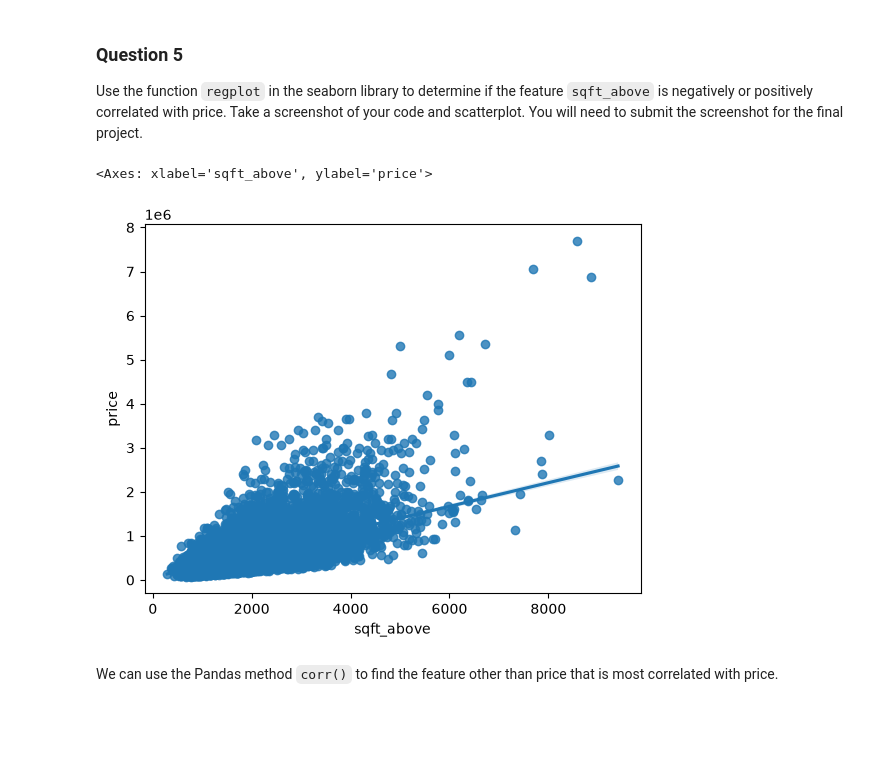
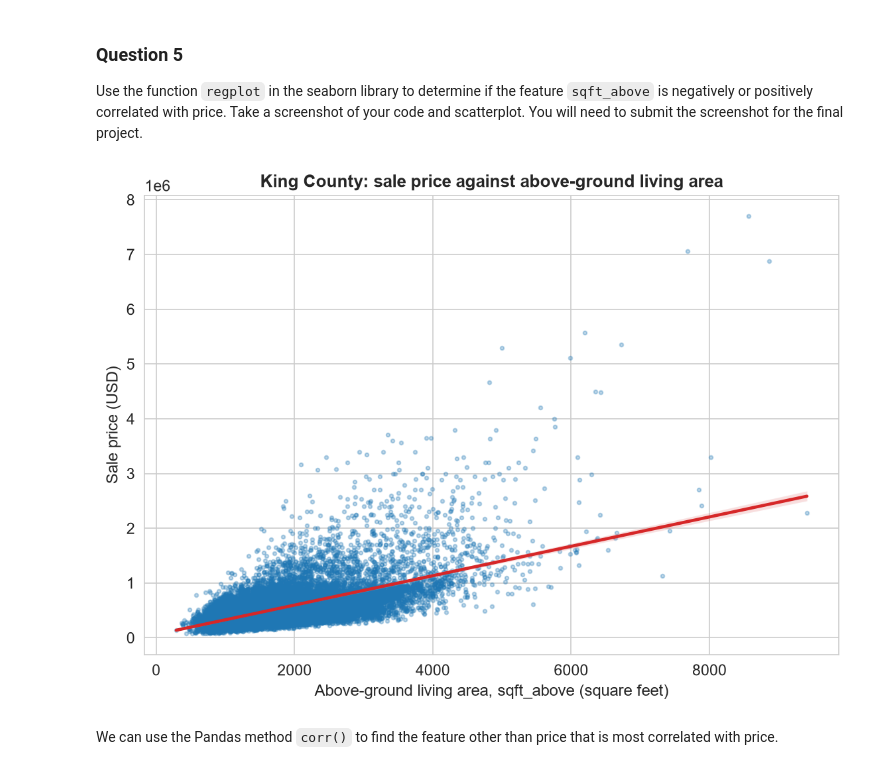
Before and after one commit to FongHioLam-mc654953/data-science-project, a Jupyter notebook: Module 06/Module06_FinalProject_HousePricing.ipynb, the cells around one changed output. Cells and saved outputs as stored; diff of their text form; code cells hidden in the pictures; blank space fills up the shorter version.

```diff
--- a/Module 06/Module06_FinalProject_HousePricing.ipynb
+++ b/Module 06/Module06_FinalProject_HousePricing.ipynb
@@ -227,11 +227,14 @@ sns.boxplot(x="waterfront", y="price", data=df)
 ### Question 5
 
 Use the function <code>regplot</code>  in the seaborn library  to  determine if the feature <code>sqft_above</code> is negatively or positively correlated with price. Take a screenshot of your code and scatterplot. You will need to submit the screenshot for the final project.
-# %%
-sns.regplot(x="sqft_above", y="price", data=df)
-# %% [output]
-<Axes: xlabel='sqft_above', ylabel='price'>
-[figure, removed]
+# %%
+sns.regplot(x="sqft_above", y="price", data=df,
+            scatter_kws={"s": 7, "alpha": 0.3}, line_kws={"color": "#d62728"})
+plt.xlabel('Above-ground living area, sqft_above (square feet)')
+plt.ylabel('Sale price (USD)')
+plt.title('King County: sale price against above-ground living area')
+# %% [output]
+[figure, added]
 # %% [markdown]
 We can use the Pandas method <code>corr()</code>  to find the feature other than price that is most correlated with price.
 # %%
```
Also changed, not shown: 10 other files.
